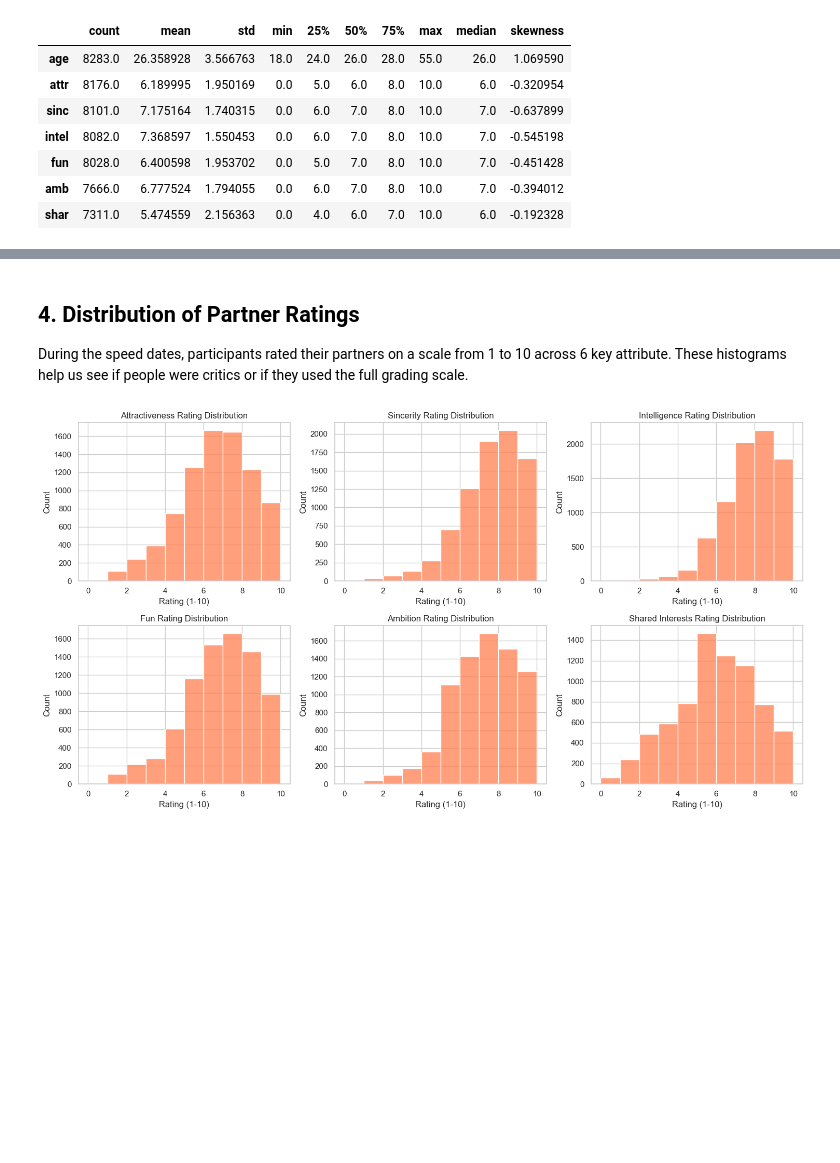
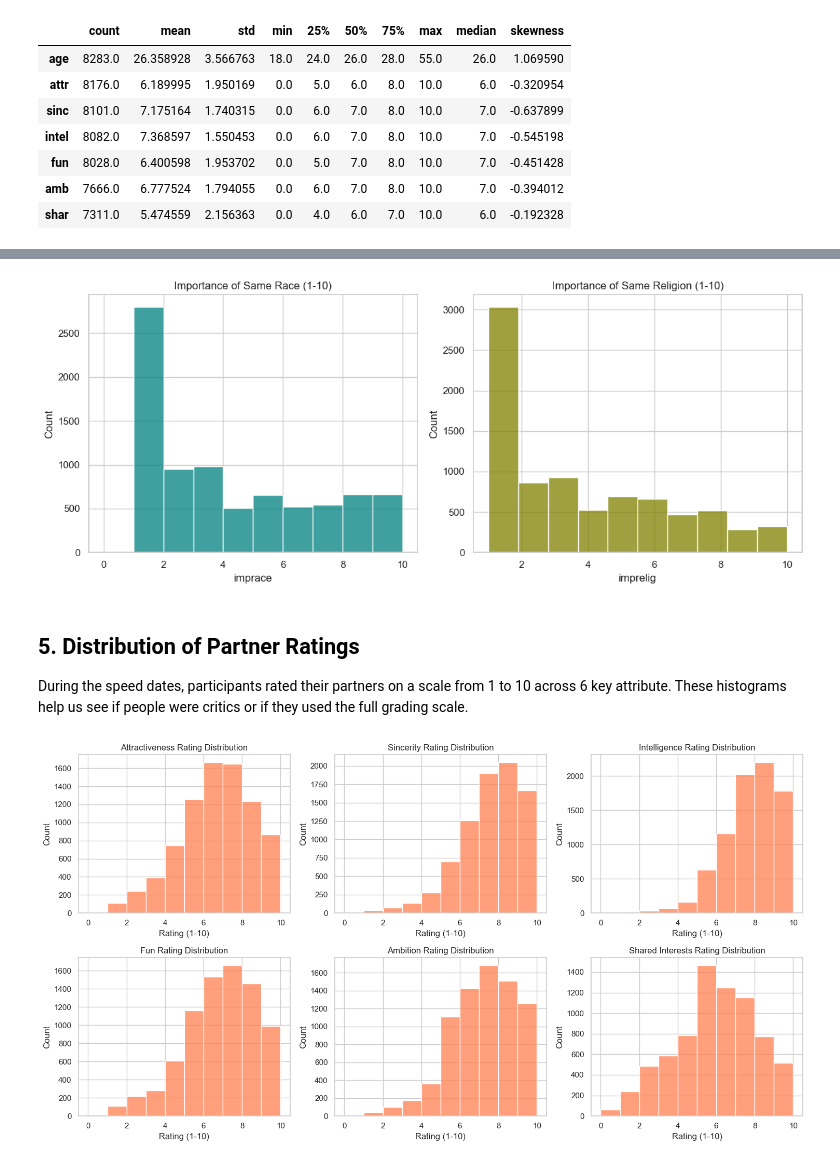
Before and after one commit to Babrzej/speed-dating-analysis, a Jupyter notebook: exploratory_data_analysis.ipynb, the cells around one changed output, grey strips where cells are left out. Cells and saved outputs as stored; diff of their text form; code cells hidden in the pictures; blank space fills up the shorter version.

```diff
--- a/exploratory_data_analysis.ipynb
+++ b/exploratory_data_analysis.ipynb
@@ -64,5 +69,20 @@ plt.show()
+# %%
+plt.figure(figsize=(12, 5))
+
+plt.subplot(1, 2, 1)
+sns.histplot(df['imprace'].dropna(), bins=10, color='teal')
+plt.title('Importance of Same Race (1-10)')
+
+plt.subplot(1, 2, 2)
+sns.histplot(df['imprelig'].dropna(), bins=10, color='olive')
+plt.title('Importance of Same Religion (1-10)')
+
+plt.tight_layout()
+plt.show()
+# %% [output]
+[figure, added]
 # %% [markdown]
-## 4. Distribution of Partner Ratings
+## 5. Distribution of Partner Ratings
 During the speed dates, participants rated their partners on a scale from 1 to 10 across 6 key attribute. These histograms help us see if people were critics or if they used the full grading scale.
 # %%
 attributes = ['attr', 'sinc', 'intel', 'fun', 'amb', 'shar']
```
Also changed, not shown: parts of 18 cells of this notebook.
